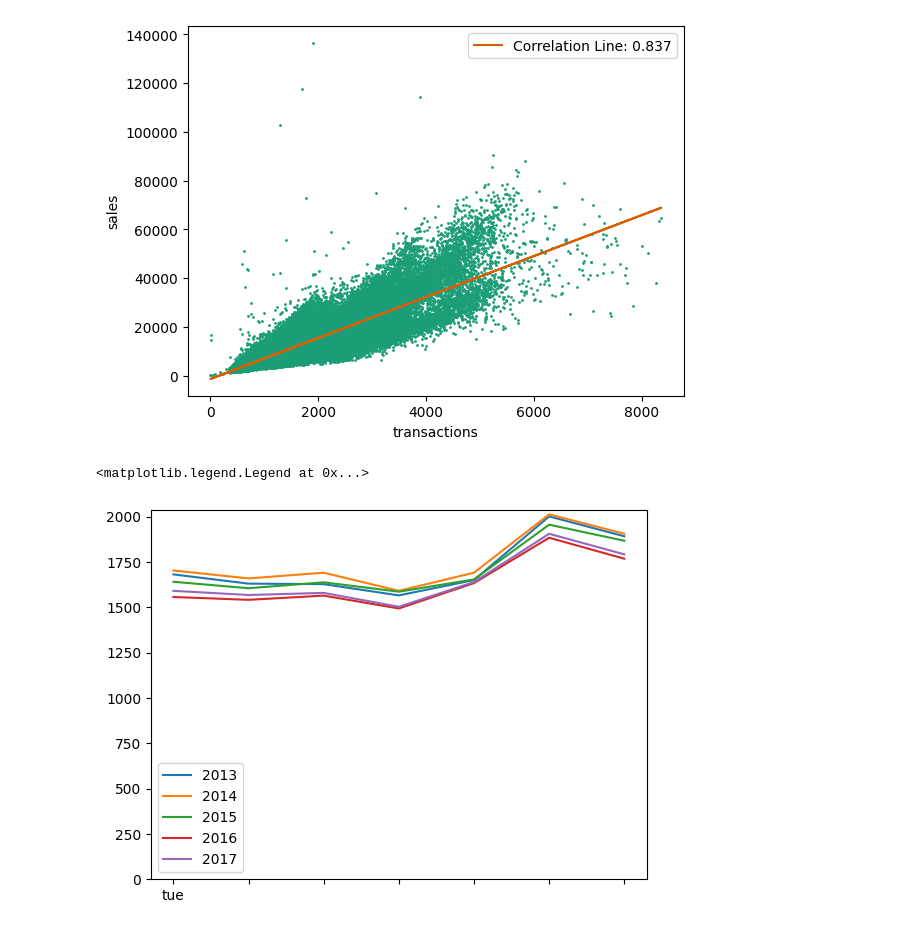
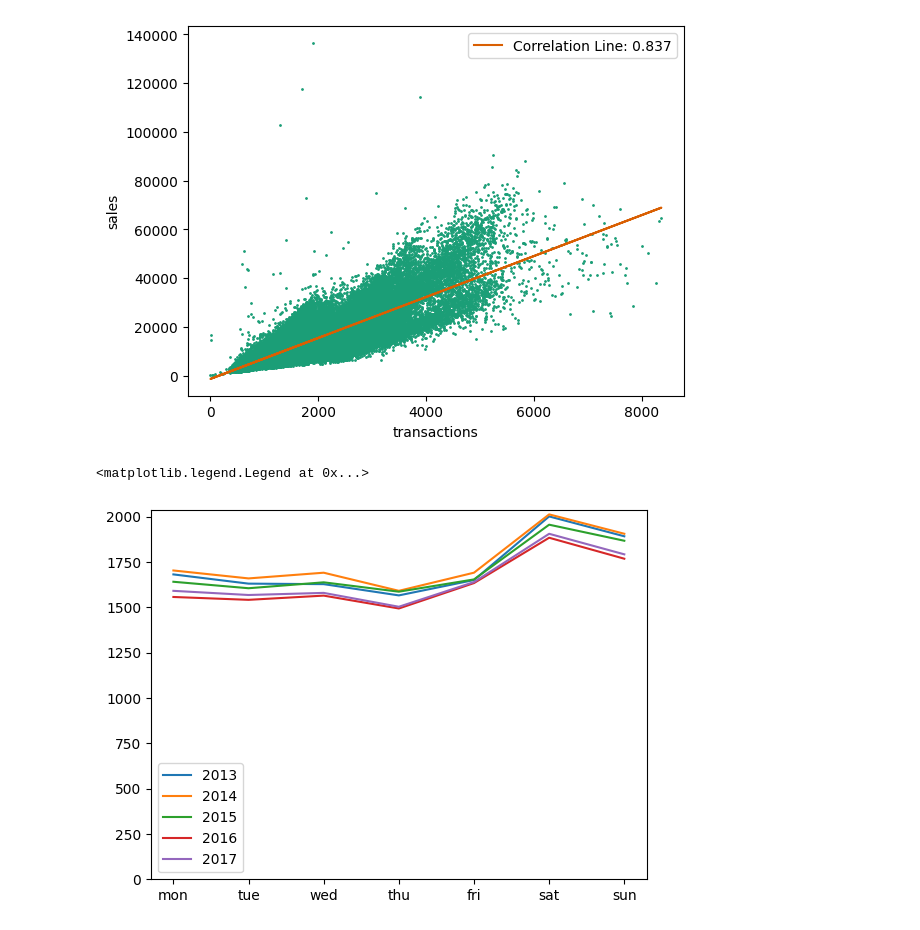
Before and after one commit to wubmans/wubs_kaggle, a Jupyter notebook: store_sales/store_sales.ipynb, the cells around one changed output. Drawn from its saved outputs; the diff is of its cells as text; code cells hidden in the pictures.

```diff
--- a/store_sales/store_sales.ipynb
+++ b/store_sales/store_sales.ipynb
@@ -57,16 +57,16 @@ plt.show()
 # %%
 # df_sales_per_day = df_sales.groupby([df_sales['date'].dt.year, df_sales['date'].dt.weekday])['sales'].sum()
 df_tx_per_day = df_transactions.groupby([df_transactions['date'].dt.year, df_transactions['date'].dt.weekday])['transactions'].mean()
 
 
 fig, ax = plt.subplots()
-ax.set_xticklabels('mon', 'tue')
+ax.set_xticklabels(['', 'mon', 'tue', 'wed', 'thu', 'fri', 'sat', 'sun'])
 
 for i, data in df_tx_per_day.groupby(level = 0):
     ax.plot(df_tx_per_day[i], label = i)
 
 ax.set_ylim(bottom = 0)
 ax.legend()
 # %% [output]
 <matplotlib.legend.Legend at 0x...>
-[figure, old version]
+[figure, new version]
```
